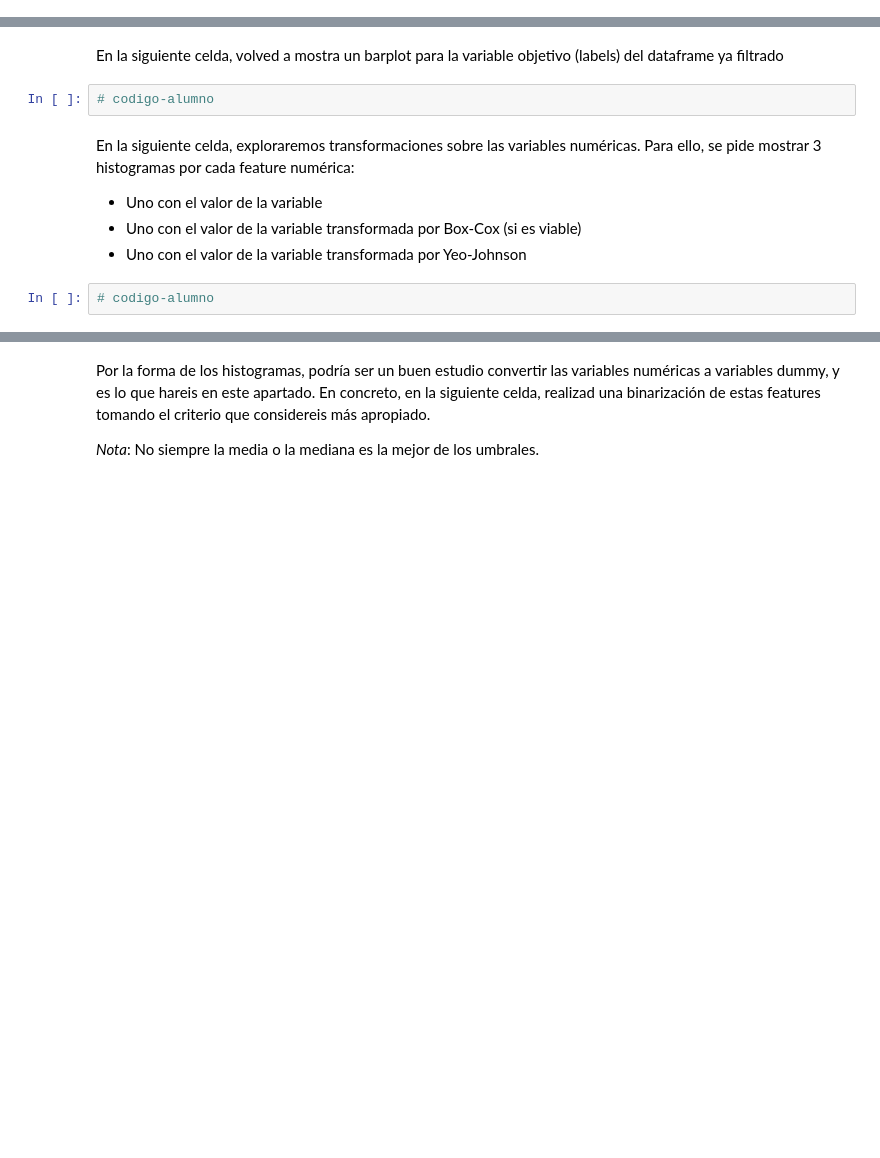
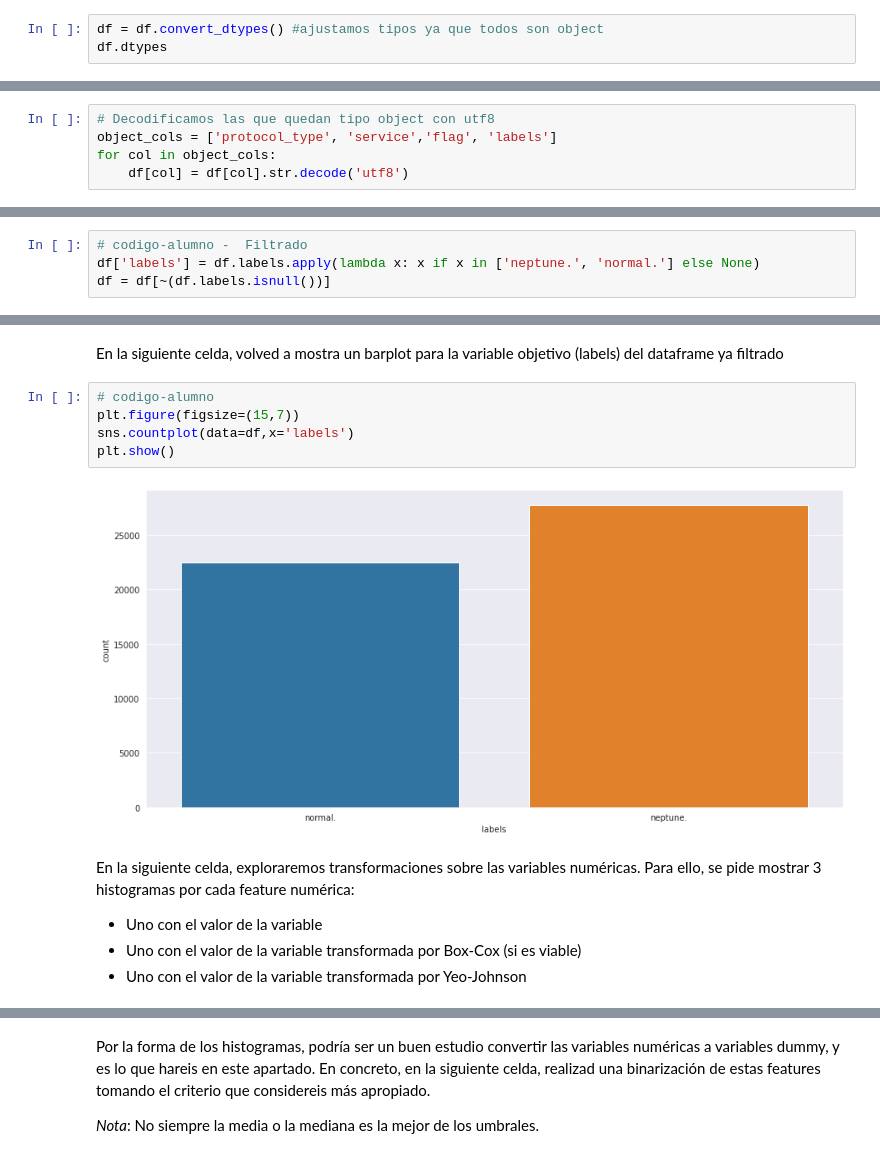
Before and after one commit to Oscarvas/mlpython, a Jupyter notebook: ejercicio2-oscar-vasquez.ipynb, the cells around one changed output, grey strips where cells are left out. Saved outputs shown, nothing was run; the diff lists cells and outputs as text; blank space fills up the shorter version.

```diff
--- a/ejercicio2-oscar-vasquez.ipynb
+++ b/ejercicio2-oscar-vasquez.ipynb
@@ -95,0 +132,3 @@ A continuación, solo trabajaremos con las labels de mayor frecuencia. Por tanto
+# %%
+df = df.convert_dtypes() #ajustamos tipos ya que todos son object
+df.dtypes
@@ -95,0 +148,5 @@ A continuación, solo trabajaremos con las labels de mayor frecuencia. Por tanto
+# %%
+# Decodificamos las que quedan tipo object con utf8
+object_cols = ['protocol_type', 'service','flag', 'labels']
+for col in object_cols:
+    df[col] = df[col].str.decode('utf8')
@@ -96,3 +162,7 @@ A continuación, solo trabajaremos con las labels de mayor frecuencia. Por tanto
+# %%
+# codigo-alumno -  Filtrado
+df['labels'] = df.labels.apply(lambda x: x if x in ['neptune.', 'normal.'] else None)
+df = df[~(df.labels.isnull())]
 # %%
 """ No alterar """
 
@@ -102,12 +172,15 @@ except:
     print('Algo falla')
 # %% [markdown]
 En la siguiente celda, volved a mostra un barplot para la variable objetivo (labels) del dataframe ya filtrado
-# %%
-# codigo-alumno
+# %%
+# codigo-alumno
+plt.figure(figsize=(15,7))
+sns.countplot(data=df,x='labels')
+plt.show()
+# %% [output]
+[figure, added]
 # %% [markdown]
 En la siguiente celda, exploraremos transformaciones sobre las variables numéricas. Para ello, se pide mostrar 3 histogramas por cada feature numérica:
 * Uno con el valor de la variable
 * Uno con el valor de la variable transformada por Box-Cox (si es viable)
 * Uno con el valor de la variable transformada por Yeo-Johnson
-# %%
-# codigo-alumno
```
Also changed, not shown: parts of 24 cells of this notebook.
